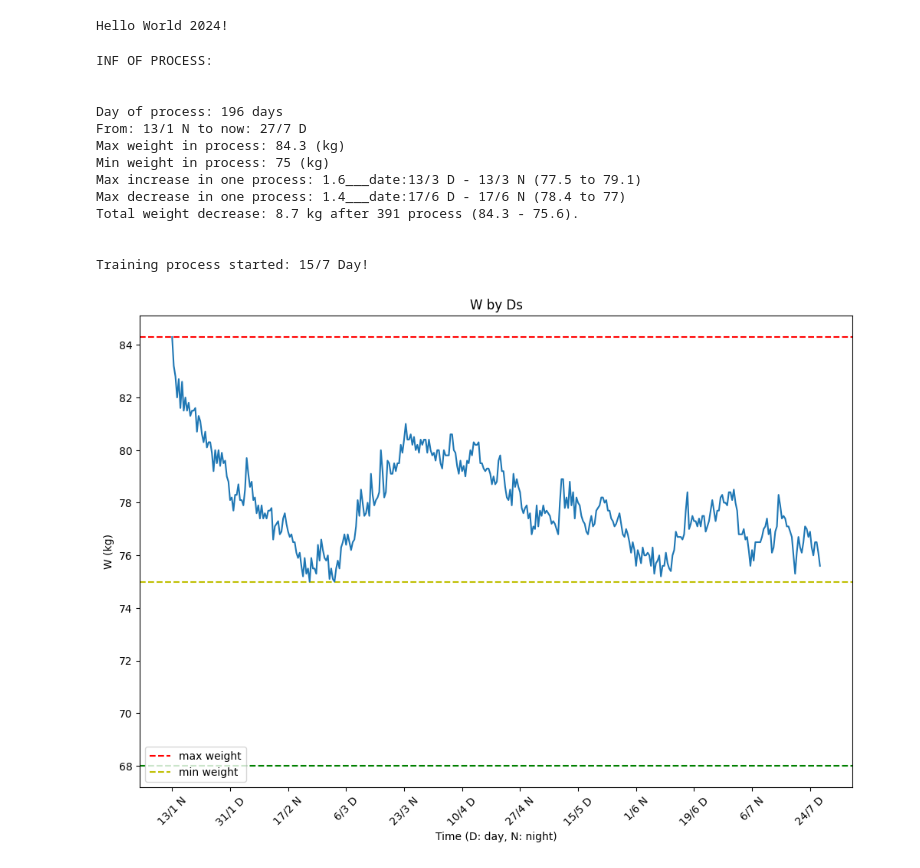
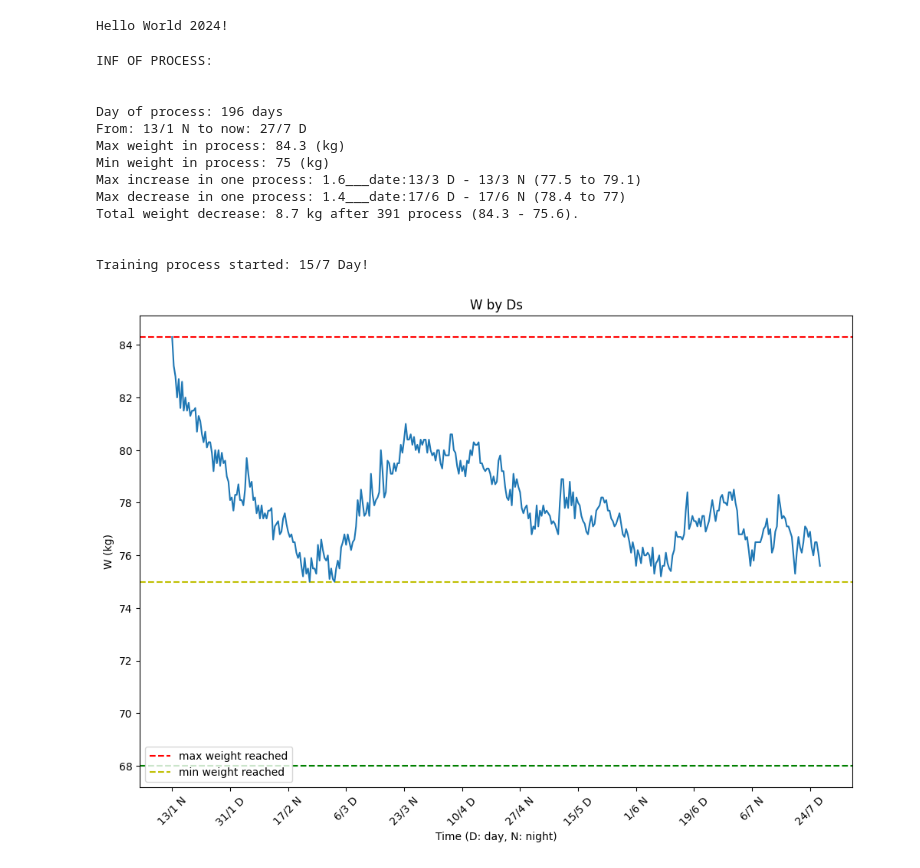
Before and after one commit to thanhbl-hust/2024_plning, a Jupyter notebook: weights.ipynb, the cells around one changed output. Cells and saved outputs as stored; diff of their text form; code cells hidden in the pictures.

```diff
--- a/weights.ipynb
+++ b/weights.ipynb
@@ -170,32 +170,32 @@ def paint(w, d, set_time):
     fig = plt.figure(figsize=(12, 8))
     plt.axhline(y = max_value, color = 'r', linestyle = '--', label = 'Max')
     plt.axhline(y = min_value, color = 'y', linestyle = '--', label = 'Min')
 
     plt.axhline(y = 68, color = 'g', linestyle = '--', label = 'Expected')
 
     plt.plot(d, w, marker = '')
     plt.xlabel('Time (D: day, N: night)')
     plt.ylabel('W (kg)')
     plt.title('W by Ds')
     plt.xticks(x_ticks, x_labels, rotation = 45)
-    plt.legend(['max weight', 'min weight'], loc = 'lower left')
+    plt.legend(['max weight reached', 'min weight reached'], loc = 'lower left')
     plt.show()
 
 
 check = len(w)
 paint(w[:check], d[:check], 11)
 # %% [output]
 INF OF PROCESS:
 
 
 Day of process: 196 days
 From: 13/1 N to now: 27/7 D
 Max weight in process: 84.3 (kg)
 Min weight in process: 75 (kg)
 Max increase in one process: 1.6___date:13/3 D - 13/3 N (77.5 to 79.1)
 Max decrease in one process: 1.4___date:17/6 D - 17/6 N (78.4 to 77)
 Total weight decrease: 8.7 kg after 391 process (84.3 - 75.6).
 
 
 Training process started: 15/7 Day!
-[figure, old version]
+[figure, new version]
```
